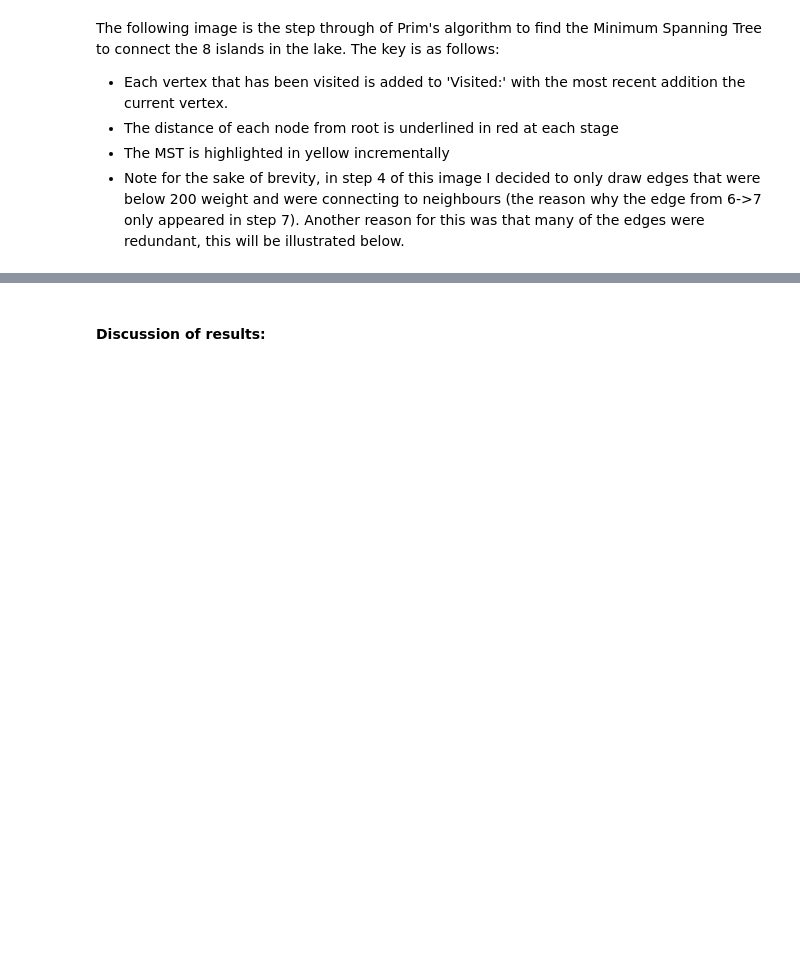
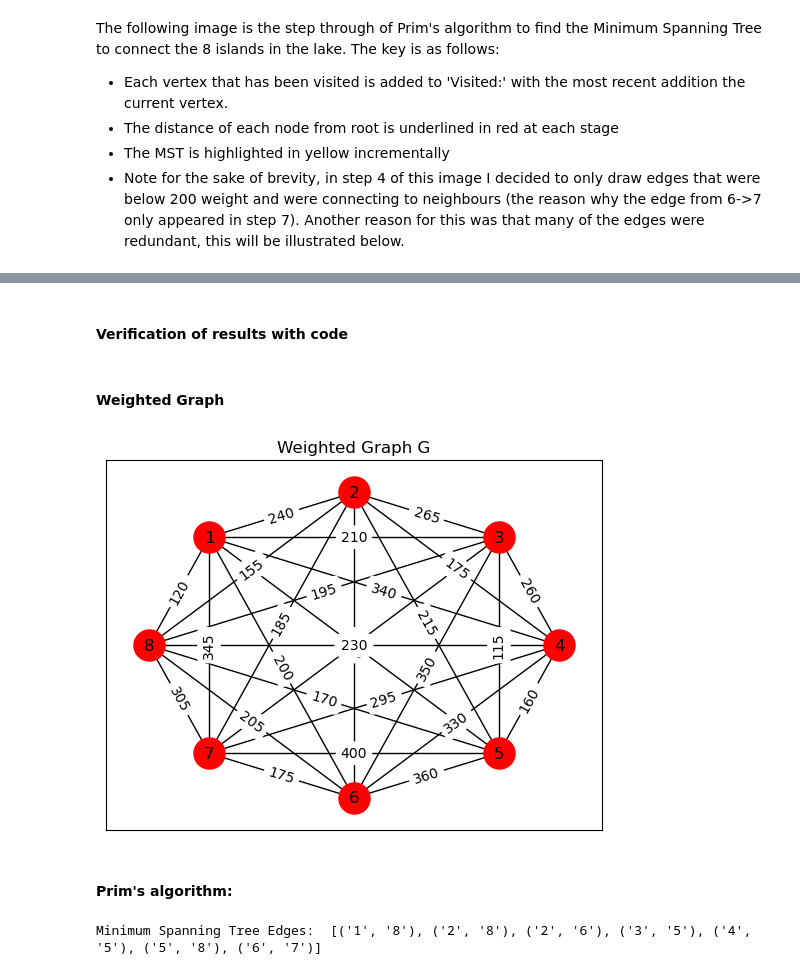
Before and after one commit to keyinb/data-structures-algorithms, a Jupyter notebook: Data_S_and_A_A2.ipynb, the cells around one changed output, grey strips where cells are left out. Saved outputs shown, nothing was run; the diff lists cells and outputs as text; code cells hidden in the pictures; blank space fills up the shorter version.

```diff
--- a/Data_S_and_A_A2.ipynb
+++ b/Data_S_and_A_A2.ipynb
@@ -139,2 +143,72 @@ The key is as follows:
 # %% [markdown]
-#### Discussion of results:
+#### Verification of results with code
+# %% [markdown]
+#### Weighted Graph
+# %%
+#create an empty weighted graph
+G = net.Graph()
+
+#adding nodes to the graph
+G.add_nodes_from(['1', '2', '3', '4', '5', '6', '7', '8'])
+
+#add weighted edges
+G.add_edge('1', '2', weight=240)
+G.add_edge('1', '3', weight=210)
+G.add_edge('1', '4', weight=340)
+G.add_edge('1', '5', weight=280)
+G.add_edge('1', '6', weight=200)
+G.add_edge('1', '7', weight=345)
+G.add_edge('1', '8', weight=120)
+G.add_edge('2', '3', weight=265)
+G.add_edge('2', '4', weight=175)
+G.add_edge('2', '5', weight=215)
+G.add_edge('2', '6', weight=180)
+G.add_edge('2', '7', weight=185)
+G.add_edge('2', '8', weight=155)
+G.add_edge('3', '4', weight=260)
+G.add_edge('3', '5', weight=115)
+G.add_edge('3', '6', weight=350)
+G.add_edge('3', '7', weight=435)
+G.add_edge('3', '8', weight=195)
+G.add_edge('4', '5', weight=160)
+G.add_edge('4', '6', weight=330)
+G.add_edge('4', '7', weight=295)
+G.add_edge('4', '8', weight=230)
+G.add_edge('5', '6', weight=360)
+G.add_edge('5', '7', weight=400)
+G.add_edge('5', '8', weight=170)
+G.add_edge('6', '7', weight=175)
+G.add_edge('6', '8', weight=205)
+G.add_edge('7', '8', weight=305)
+
+#draw the graph in a circular layout starting at -180 degrees
+pos = net.circular_layout(G)
+angle = np.deg2rad(-180)
+#create a matrix to rotate the nodes
+rot_matrix = np.array([[np.cos(angle), np.sin(angle)], [-np.sin(angle), np.cos(angle)]])
+pos = {node: rot_matrix.dot(pos[node]) for node in G.nodes()}
+#reverse the order of the nodes
+new_pos = {}
+nodes = list(G.nodes())[::-1]
+#assign the new positions to the nodes
+for i, node in enumerate(nodes):
+    new_pos[node] = pos[nodes[-1 - i]]
+
+net.draw_networkx(G, new_pos, with_labels=True, node_color='red', node_size=500)
+edge_labels = net.get_edge_attributes(G, 'weight')
+d = net.draw_networkx_edge_labels(G, pos=new_pos, edge_labels=edge_labels)
+#add a title
+plt.title('Weighted Graph G')
+plt.show()
+# %% [output]
+[figure, added]
+# %% [markdown]
+#### Prim's algorithm:
+# %%
+#prim's algorithm
+#print the minimum spanning tree
+mst = net.minimum_spanning_tree(G)
+mst_edges = list(mst.edges())
+print("Minimum Spanning Tree Edges: ", mst_edges)
+# %% [output]
+Minimum Spanning Tree Edges:  [('1', '8'), ('2', '8'), ('2', '6'), ('3', '5'), ('4', '5'), ('5', '8'), ('6', '7')]
```
Also changed, not shown: parts of 6 cells of this notebook.
